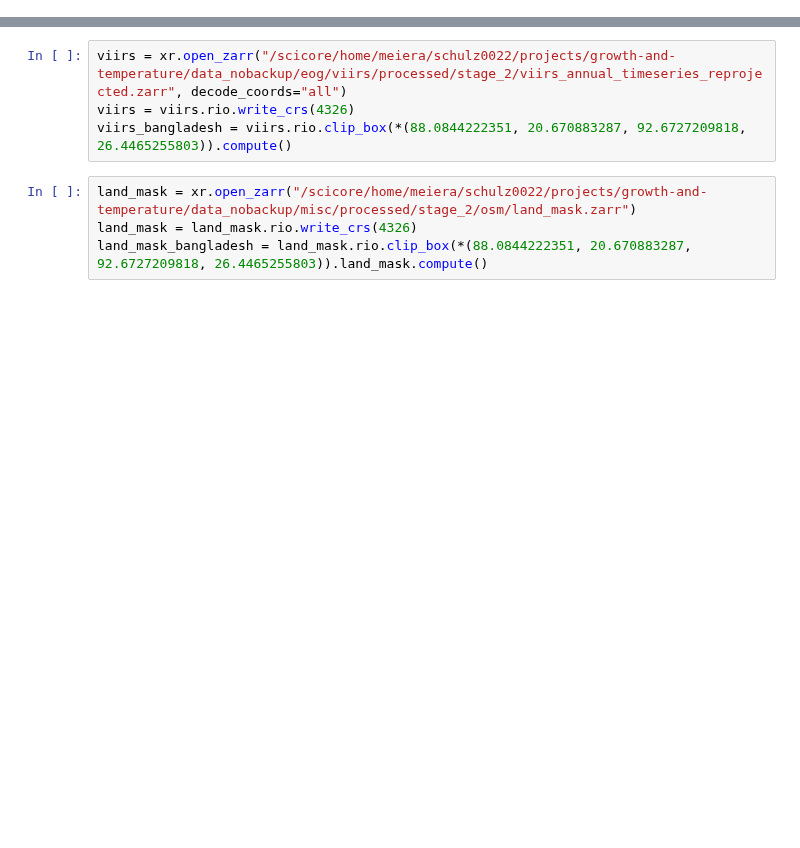
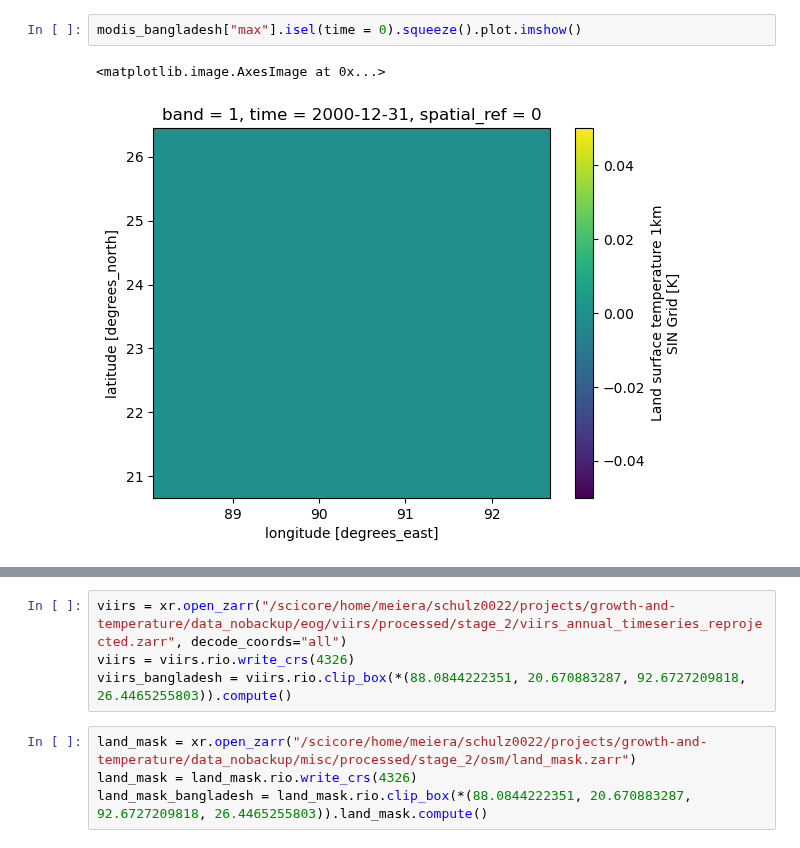
Before and after one commit to felixschulz385/growth-and-temperature, a Jupyter notebook: gnt/experiments/corroboration.ipynb, the cells around one changed output, grey strips where cells are left out. Cells and saved outputs as stored; diff of their text form; blank space fills up the shorter version.

```diff
--- a/gnt/experiments/corroboration.ipynb
+++ b/gnt/experiments/corroboration.ipynb
@@ -15,0 +23,5 @@ modis_bangladesh = modis.rio.clip_box(*(88.0844222351, 20.670883287, 92.67272098
+# %%
+modis_bangladesh["max"].isel(time = 0).squeeze().plot.imshow()
+# %% [output]
+<matplotlib.image.AxesImage at 0x...>
+[figure, added]
```
Also changed, not shown: parts of 32 cells of this notebook, 5 other files.
